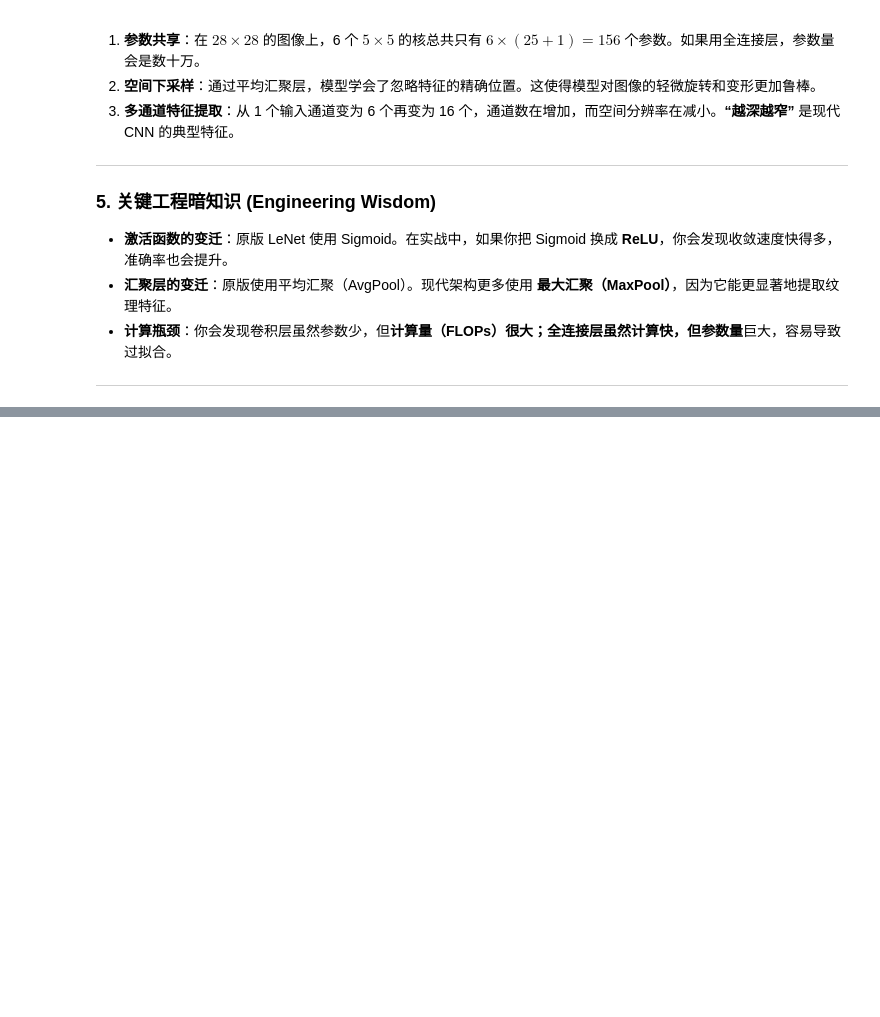
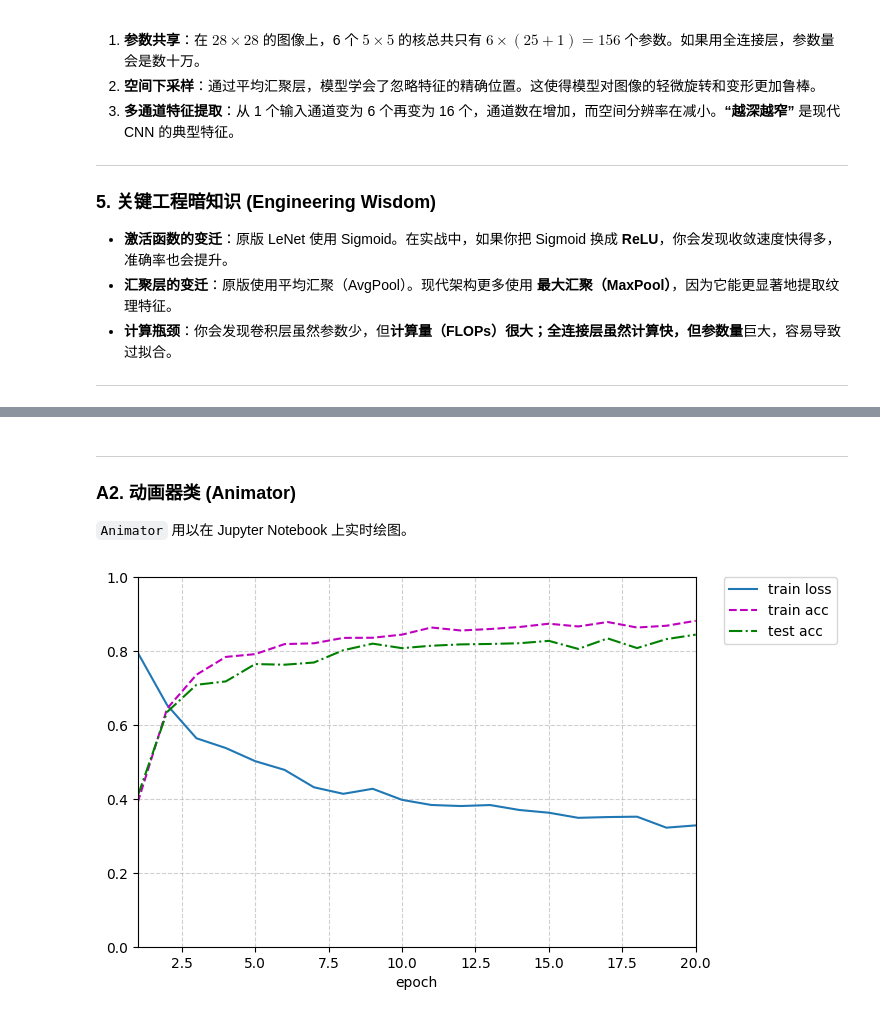
Before and after one commit to 114August514/pytorch_study, a Jupyter notebook: test_unit6.ipynb, the cells around one changed output, grey strips where cells are left out. Saved outputs shown, nothing was run; the diff lists cells and outputs as text; code cells hidden in the pictures; blank space fills up the shorter version.

```diff
--- a/test_unit6.ipynb
+++ b/test_unit6.ipynb
@@ -1148,0 +1259,6 @@ Loss: 0.457 | Train Acc: 0.831 | Test Acc: 0.817
+# %% [markdown]
+---
+
+### A2. 动画器类 (Animator)
+
+`Animator` 用以在 Jupyter Notebook 上实时绘图。
@@ -1148,0 +1413,27 @@ Loss: 0.457 | Train Acc: 0.831 | Test Acc: 0.817
+# %%
+# 测试用例
+
+import time
+import random
+
+# 1. 实例化 Animator
+# 我们预设 X轴范围[1, 20]，Y轴[0, 1]，图例包含三个指标
+animator = Animator(xlabel='epoch', xlim=[1, 20], ylim=[0, 1],
+                    legend=['train loss', 'train acc', 'test acc'])
+
+# 2. 模拟训练循环
+for epoch in range(1, 21):
+    # 模拟 Loss 随时间下降
+    train_loss = 0.8 / (epoch**0.3) + random.uniform(-0.02, 0.02)
+    # 模拟 Acc 随时间上升
+    train_acc = 0.4 + 0.5 * (1 - 1/epoch) + random.uniform(-0.01, 0.01)
+    test_acc = 0.4 + 0.45 * (1 - 1/epoch) + random.uniform(-0.02, 0.02)
+
+    # 将这三个指标一次性传入 add
+    # Animator 会自动清除旧图，绘制这三个点，并保留历史轨迹
+    animator.add(epoch, (train_loss, train_acc, test_acc))
+
+    # 稍微停顿，模拟计算耗时，方便肉眼观察动画效果
+    time.sleep(0.1)
+# %% [output]
+[figure, added]
```
Also changed, not shown: parts of 4 cells of this notebook, 1 other file.
